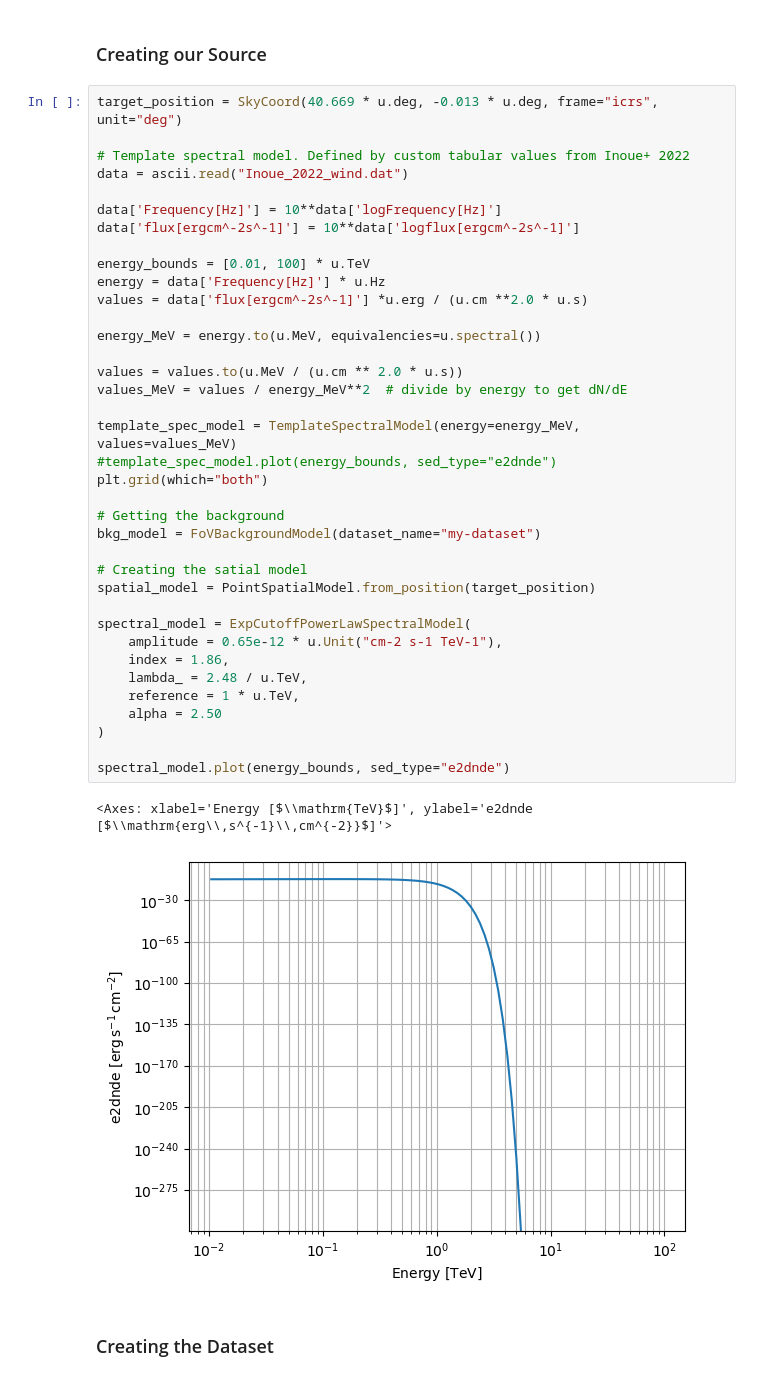
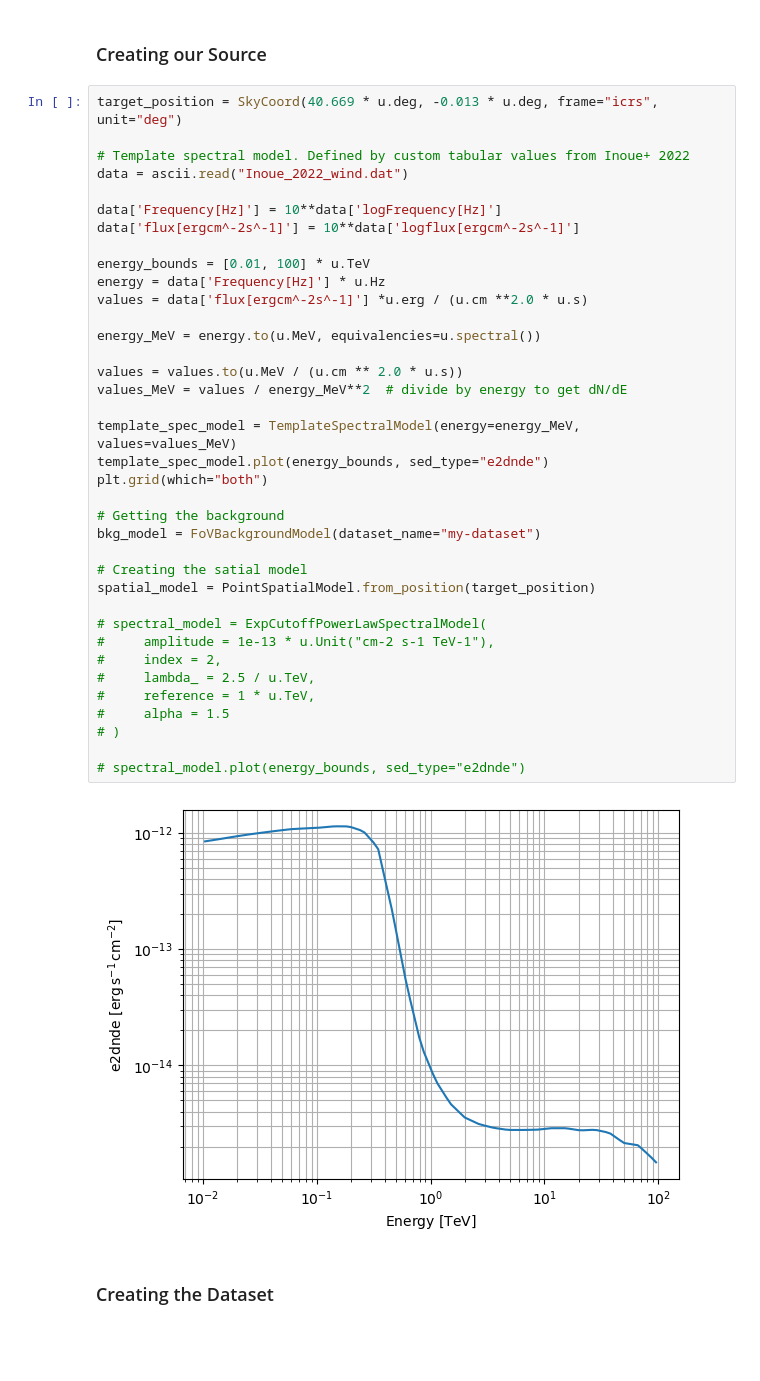
Before and after one commit to tcaba2/MASS_Thesis, a Jupyter notebook: simulations/Wind/NGC1068_sim_Wind.ipynb, the cells around one changed output. Saved outputs shown, nothing was run; the diff lists cells and outputs as text; blank space fills up the shorter version.

```diff
--- a/simulations/Wind/NGC1068_sim_Wind.ipynb
+++ b/simulations/Wind/NGC1068_sim_Wind.ipynb
@@ -38,43 +38,42 @@ We can simulate the same sources for a number of observations, where the startin
 # %%
 target_position = SkyCoord(40.669 * u.deg, -0.013 * u.deg, frame="icrs", unit="deg")
 
 # Template spectral model. Defined by custom tabular values from Inoue+ 2022
 data = ascii.read("Inoue_2022_wind.dat")
 
 data['Frequency[Hz]'] = 10**data['logFrequency[Hz]']
 data['flux[ergcm^-2s^-1]'] = 10**data['logflux[ergcm^-2s^-1]']
 
 energy_bounds = [0.01, 100] * u.TeV
 energy = data['Frequency[Hz]'] * u.Hz
 values = data['flux[ergcm^-2s^-1]'] *u.erg / (u.cm **2.0 * u.s)
 
 energy_MeV = energy.to(u.MeV, equivalencies=u.spectral())
 
 values = values.to(u.MeV / (u.cm ** 2.0 * u.s))
 values_MeV = values / energy_MeV**2  # divide by energy to get dN/dE
 
 template_spec_model = TemplateSpectralModel(energy=energy_MeV, values=values_MeV)
-#template_spec_model.plot(energy_bounds, sed_type="e2dnde")
+template_spec_model.plot(energy_bounds, sed_type="e2dnde")
 plt.grid(which="both")
 
 # Getting the background
 bkg_model = FoVBackgroundModel(dataset_name="my-dataset")
 
 # Creating the satial model
 spatial_model = PointSpatialModel.from_position(target_position)
 
-spectral_model = ExpCutoffPowerLawSpectralModel(
-    amplitude = 0.65e-12 * u.Unit("cm-2 s-1 TeV-1"),
-    index = 1.86,
-    lambda_ = 2.48 / u.TeV,
-    reference = 1 * u.TeV,
-    alpha = 2.50
-)
+# spectral_model = ExpCutoffPowerLawSpectralModel(
+#     amplitude = 1e-13 * u.Unit("cm-2 s-1 TeV-1"),
+#     index = 2,
+#     lambda_ = 2.5 / u.TeV,
+#     reference = 1 * u.TeV,
+#     alpha = 1.5
+# )
 
-spectral_model.plot(energy_bounds, sed_type="e2dnde")
+# spectral_model.plot(energy_bounds, sed_type="e2dnde")
 # %% [output]
-<Axes: xlabel='Energy [$\\mathrm{TeV}$]', ylabel='e2dnde [$\\mathrm{erg\\,s^{-1}\\,cm^{-2}}$]'>
-[figure, old version]
+[figure, new version]
 # %% [markdown]
 ### Creating the Dataset
 # %%
```
Also changed, not shown: parts of 1 cell of this notebook, 4 other files.
